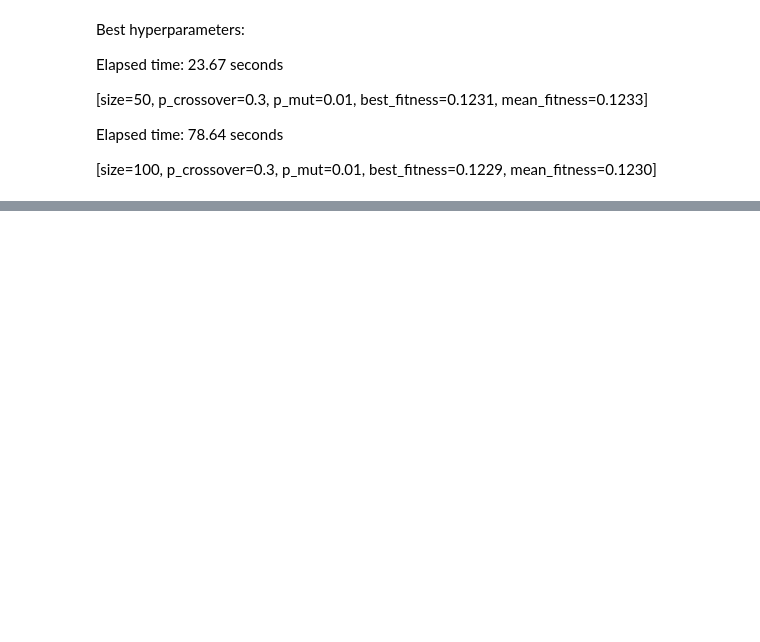
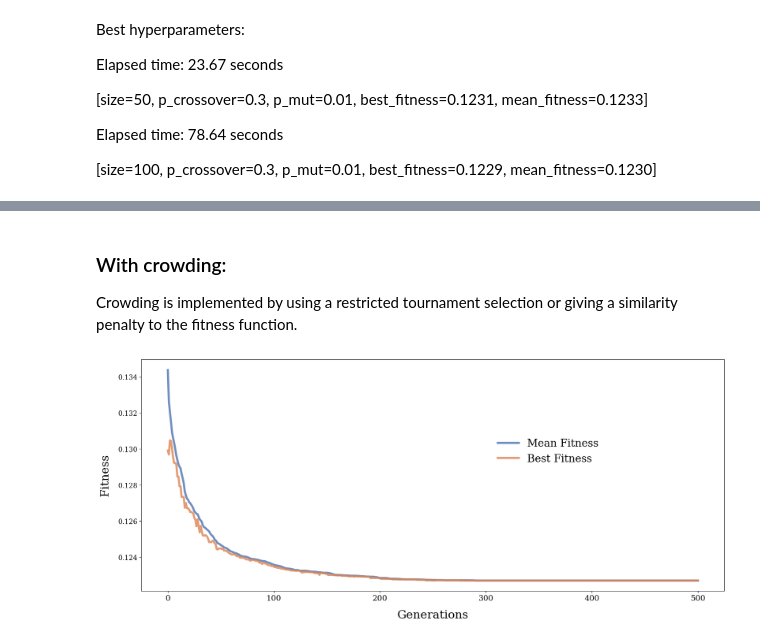
Before and after one commit to olavforland/IT3708, a Jupyter notebook: Project1/project1.ipynb, the cells around one changed output, grey strips where cells are left out. Cells and saved outputs as stored; diff of their text form; code cells hidden in the pictures; blank space fills up the shorter version.

Commit message:
(#n) Added crowding methods, (restricted tourney and similarity-penalty)

```diff
--- a/Project1/project1.ipynb
+++ b/Project1/project1.ipynb
@@ -67,0 +83,15 @@ print('Fitness of all features: ', reg.get_fitness(np.ones_like(best_features)))
+# %% [markdown]
+### With crowding:
+
+Crowding is implemented by using a restricted tournament selection or giving a similarity penalty to the fitness function.
+# %%
+import numpy as np
+from plots import plot_fitness
+
+size = 50
+bits = X.shape[1]
+sga_linreg = SGA_LinReg(size=size, bits=bits, linreg=reg)
+population, mean_fitness, best_fitness = sga_linreg.run(generations=500, maximize=False, p_crossover=0.3, p_mut=0.01, crowding='diversity')
+plot_fitness(mean_fitness, best_fitness)
+# %% [output]
+[figure, added]
```
Also changed, not shown: parts of 8 cells of this notebook, 1 other file.
